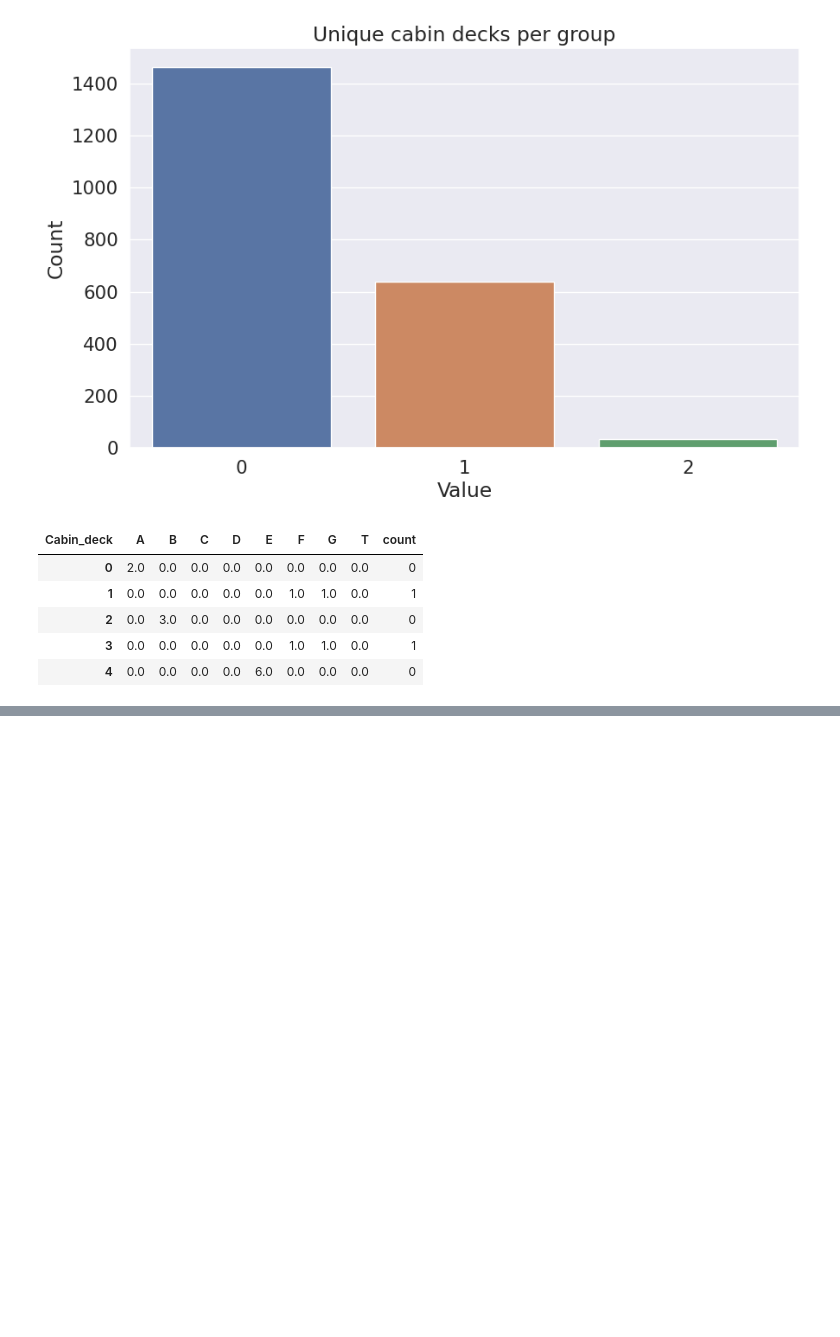
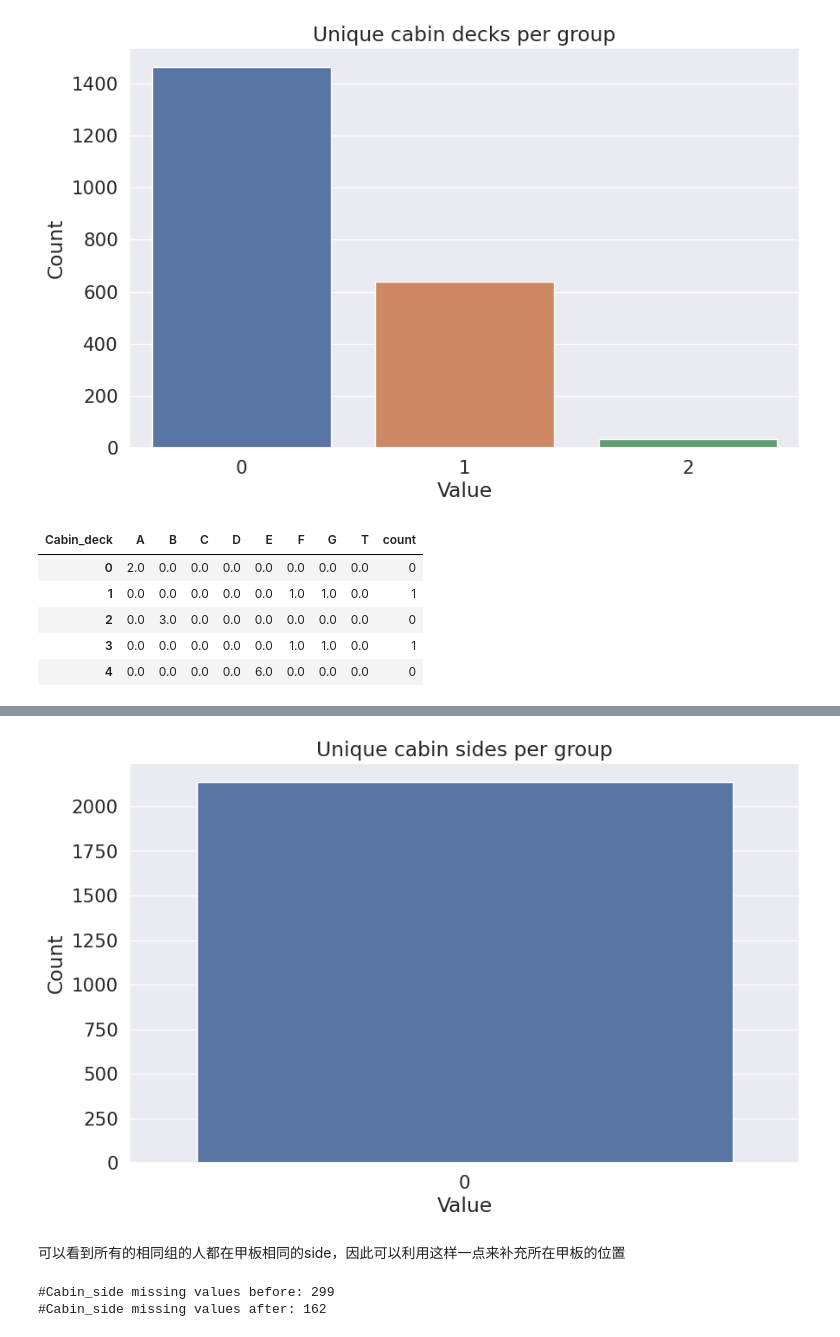
Before and after one commit to CambridgeZ/DataMining_Course_experiment, a Jupyter notebook: datamining-homework.ipynb, the cells around one changed output, grey strips where cells are left out. Drawn from its saved outputs; the diff is of its cells as text; code cells hidden in the pictures; blank space fills up the shorter version.

```diff
--- a/datamining-homework.ipynb
+++ b/datamining-homework.ipynb
@@ -1019,0 +1045,2 @@ data.head()
+# %%
+GCS_gb=data[data['Group_size']>1].groupby(['Group','Cabin_side'])['Cabin_side'].size().unstack().fillna(0)
@@ -1019,0 +1061,2 @@ data.head()
+# %%
+GCS_gb['count']=(GCS_gb>0).sum(axis=1)
@@ -1019,0 +1073,2 @@ data.head()
+# %%
+GCS_gb['count']=GCS_gb['count']-1
@@ -1019,0 +1085,31 @@ data.head()
+# %%
+# 统计不同值的个数
+value_counts = GCS_gb['count'].value_counts()
+
+# 绘制柱状图
+plt.figure(figsize=(10, 6))
+sns.barplot(x=value_counts.index, y=value_counts.values)
+plt.xlabel('Value')
+plt.ylabel('Count')
+plt.title('Unique cabin sides per group')
+plt.show()
+# %% [output]
+[figure, added]
+# %% [markdown]
+可以看到所有的相同组的人都在甲板相同的side，因此可以利用这样一点来补充所在甲板的位置
+# %%
+# Missing values before
+CS_bef=data['Cabin_side'].isna().sum()
+
+# Passengers with missing Cabin side and in a group with known Cabin side
+GCS_index=data[data['Cabin_side'].isna()][(data[data['Cabin_side'].isna()]['Group']).isin(GCS_gb.index)].index
+
+# Fill corresponding missing values
+data.loc[GCS_index,'Cabin_side']=data.iloc[GCS_index,:]['Group'].map(lambda x: GCS_gb.idxmax(axis=1)[x])
+
+# Print number of missing values left
+print('#Cabin_side missing values before:',CS_bef)
+print('#Cabin_side missing values after:',data['Cabin_side'].isna().sum())
+# %% [output]
+#Cabin_side missing values before: 299
+#Cabin_side missing values after: 162
```
Also changed, not shown: parts of 27 cells of this notebook.
